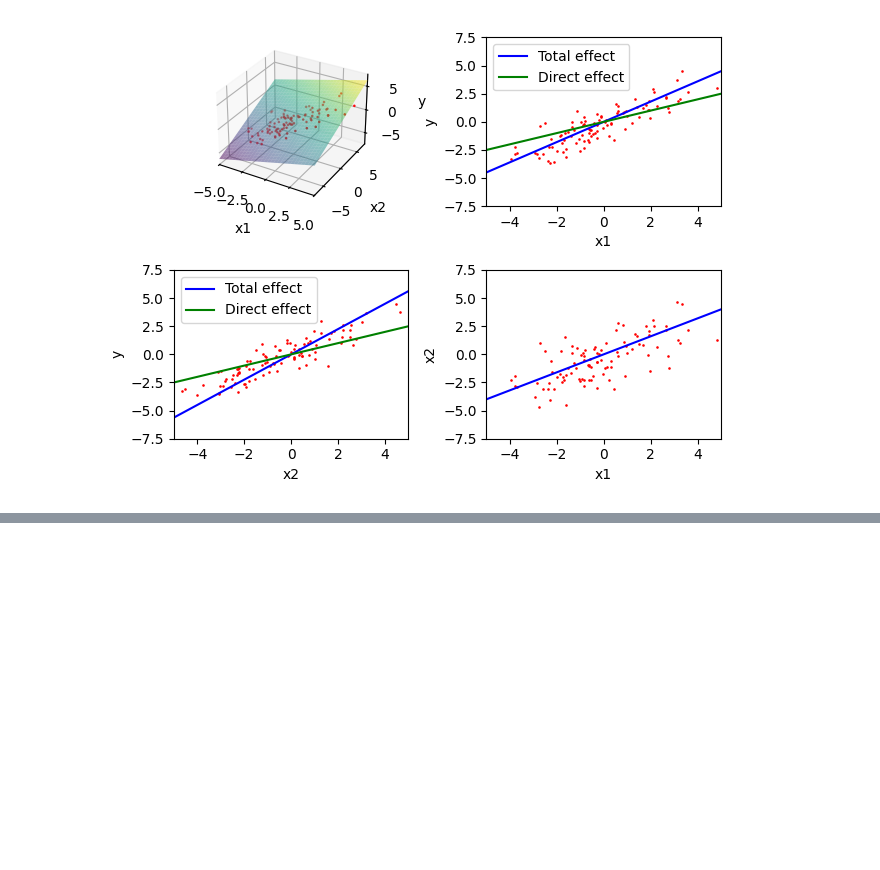
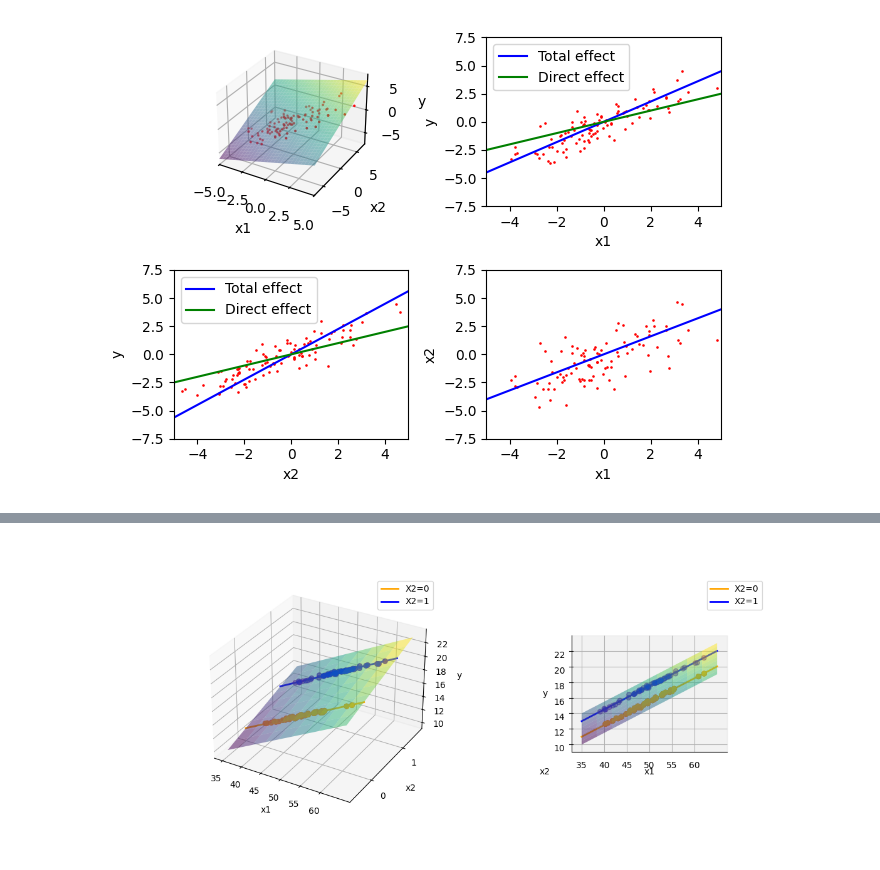
Before and after one commit to PeterCoppens/StatisticsSandbox, a Jupyter notebook: index.ipynb, the cells around one changed output, grey strips where cells are left out. Saved outputs shown, nothing was run; the diff lists cells and outputs as text; code cells hidden in the pictures; blank space fills up the shorter version.

Commit message:
Added dummy variable plot

```diff
--- a/index.ipynb
+++ b/index.ipynb
@@ -144,0 +161,56 @@ interactive(children=(FloatSlider(value=0.5, description='beta1', max=1.0, min=-
+# %%
+rng = npr.default_rng(1024)
+n = 100
+x1 = rng.normal(50, 5, size=n)
+x2 = rng.choice([0, 1], p=[0.4, 0.6], size=n)
+
+beta1 = 0.3
+beta2 = 2.0
+alpha = 0.5
+eps = rng.normal(0, 0.1, size=n)
+y = beta1 * x1 + beta2 * x2 + eps + alpha
+
+fig = plt.figure(figsize=(12, 5))
+gs = fig.add_gridspec(1, 2, wspace=0.3)
+
+def apply(ax: plt.Axes):
+    ax.scatter(x1, x2, y, color='r', s=30, marker='o')
+    X1, X2 = np.meshgrid(np.linspace(50-3*5, 50+3*5, 10), np.linspace(-0.5, 1.5, 10))
+    Yplane = beta1 * X1 + beta2 * X2 + alpha
+    ax.plot_surface(X1, X2, Yplane, alpha=0.5, cmap='viridis', edgecolor='none')
+    # Plot intersection lines for X2=0 (orange) and X2=1 (blue)
+    x1_line = np.linspace(50-3*5, 50+3*5, 51, 100)
+    y0 = beta1 * x1_line + beta2 * 0 + alpha
+    y1 = beta1 * x1_line + beta2 * 1 + alpha
+
+    ax.plot(x1_line, np.zeros_like(x1_line), y0, color='orange', linewidth=2, label='X2=0')
+    ax.plot(x1_line, np.ones_like(x1_line), y1, color='blue', linewidth=2, label='X2=1')
+
+    # Color points by x2 value
+    colors = np.where(x2 == 0, 'orange', 'blue')
+    ax.scatter(x1, x2, y, color=colors, s=30, marker='o')
+
+    ax.legend()
+    ax.set_xlabel('x1')
+    ax.set_ylabel('x2')
+    ax.set_zlabel('y')
+
+    ax.set_xticks(np.arange(50-3*5, 50+3*5, 5))
+    ax.set_yticks([0, 1])
+
+
+
+ax = fig.add_subplot(gs[0, 0], projection='3d')
+apply(ax)
+
+ax = fig.add_subplot(gs[0, 1], projection='3d')
+apply(ax)
+
+# Set the 3D view so we look along the x2 axis (side view)
+ax.view_init(elev=0, azim=-90)
+ax.set_proj_type('ortho')
+ax.set_yticks([])
+
+plt.show()
+# %% [output]
+[figure, added]
```
Also changed, not shown: parts of 1 cell of this notebook, 1 other file.
